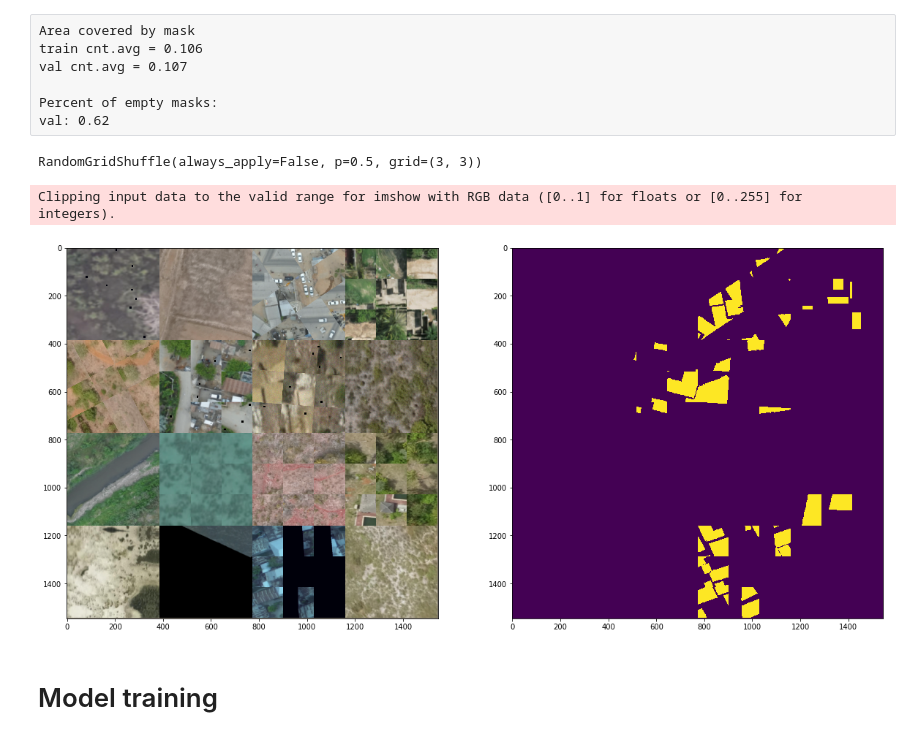
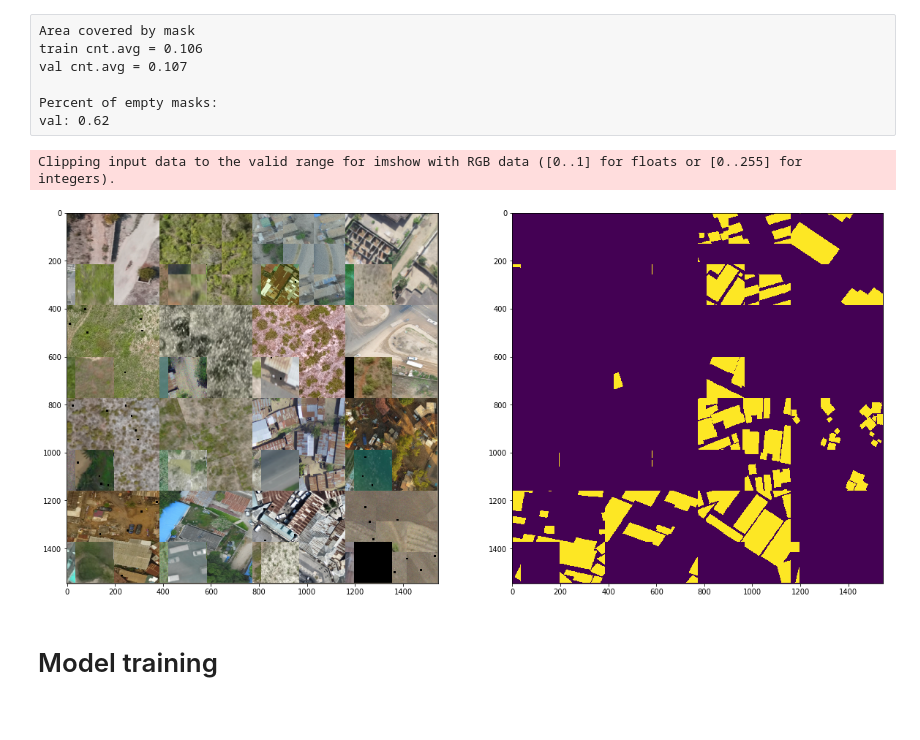
Before and after one commit to bonlime/opencities, a Jupyter notebook: 2. Model Training.ipynb, the cells around one changed output. Cells and saved outputs as stored; diff of their text form; code cells hidden in the pictures.

```diff
--- a/2. Model Training.ipynb
+++ b/2. Model Training.ipynb
@@ -65,31 +65,28 @@ val: 0.62
 # %%
 # val_dtld_i = iter(val_dtld_gpu)
 val_dtld_i = iter(train_dtld_gpu)
+ctmx = SegmCutmix(1, 1)
-# %%
-albu.RandomGridShuffle()
-# %% [output]
-RandomGridShuffle(always_apply=False, p=0.5, grid=(3, 3))
 # %%
 MEAN=(0.485, 0.456, 0.406)
 STD=(0.229, 0.224, 0.225)
 imgs, masks = next(val_dtld_i)
 # imgs_c = imgs
 # imgs = imgs_c
-# imgs, masks = SegmCutmix(1, 1).cutmix(imgs, masks) # test cutmix
+imgs, masks = ctmx.cutmix(imgs, masks) # test cutmix
 # (_, imgs, _), (_, masks, _) = next(test_dtld_i), next(test_dtld_i)
 # preds = torch.nn.MSELoss(reduction='none')(preds, masks)
 # preds = model(imgs.cuda()).cpu().detach()
 # imgs = (preds > 0).float()
 # imgs = preds.sigmoid()
 imgs_grid = make_grid(imgs, nrow=4).transpose(0,2)#.transpose(0,1)
 masks_grid = make_grid(masks, nrow=4).transpose(0,2)#.transpose(0,1)
 fig, axes = plt.subplots(ncols=2, figsize=(20, 10))
 imgs_grid = to_numpy(imgs_grid) * STD + MEAN
 axes[0].imshow(to_numpy(imgs_grid))
 axes[1].imshow(to_numpy(masks_grid)[:,:,2]);
 # %% [output]
 Clipping input data to the valid range for imshow with RGB data ([0..1] for floats or [0..255] for integers).
-[figure, old version]
+[figure, new version]
 # %% [markdown]
 # Model training
 # %%
```
Also changed, not shown: parts of 1 cell of this notebook, 10 other files.
